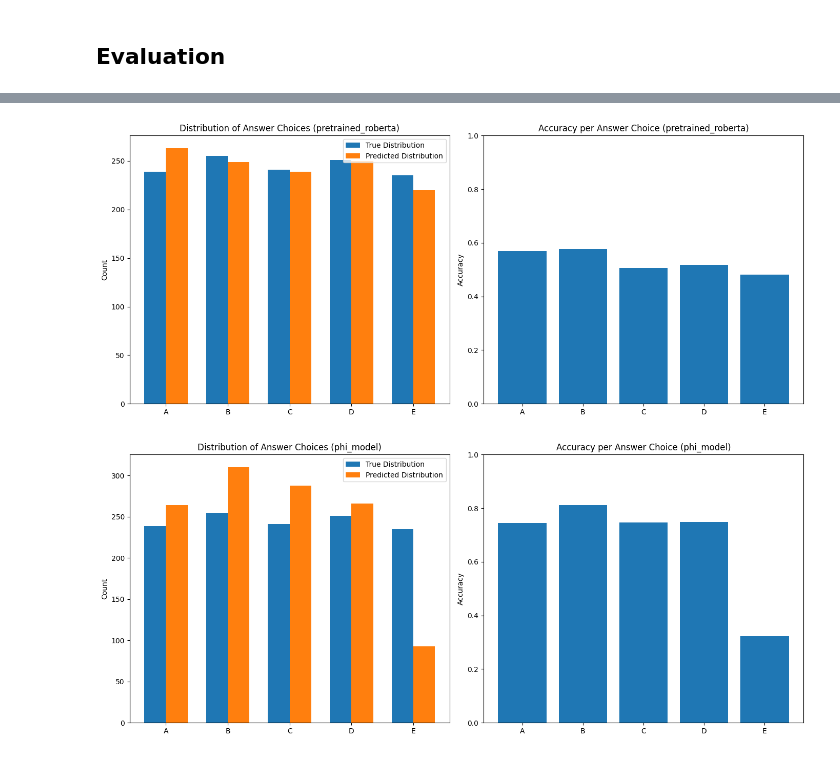
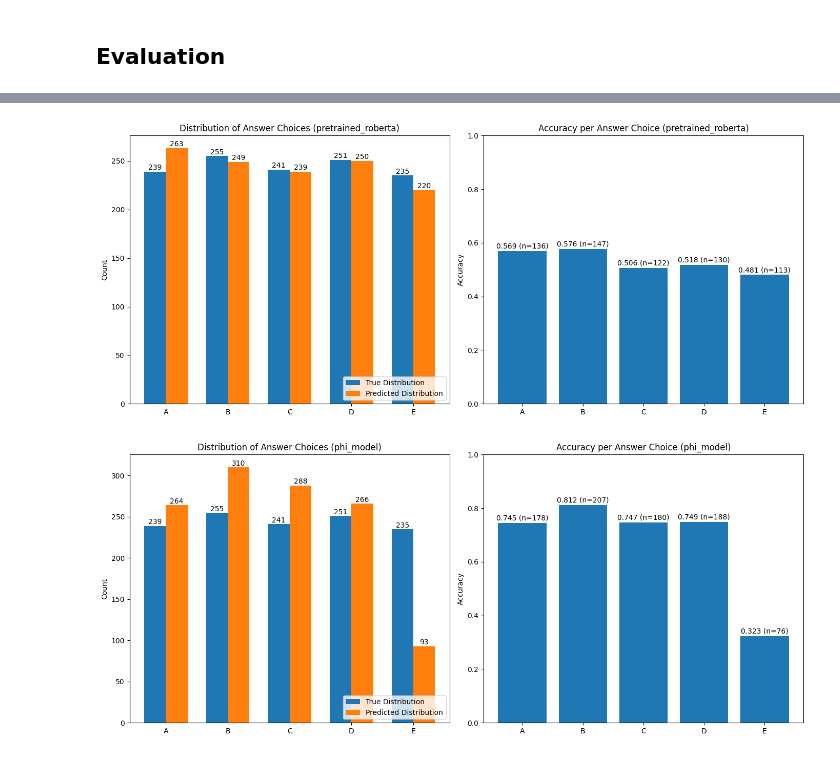
Before and after one commit to Davee02/HSLU.NLP, a Jupyter notebook: course_projects/project_2/project_2.ipynb, the cells around one changed output, grey strips where cells are left out. Cells and saved outputs as stored; diff of their text form; code cells hidden in the pictures.

```diff
--- a/course_projects/project_2/project_2.ipynb
+++ b/course_projects/project_2/project_2.ipynb
@@ -477,7 +478,7 @@ class CommonsenseQADataModule(pl.LightningDataModule):
         )
         return loader
 # %%
-max_input_length = 512 # 514 (as specified in config.json of distillroberta-base model) - 2 (for [CLS] and [SEP])
+max_input_length = 514
 data_module = CommonsenseQADataModule(train, valid, test, roberta_tokenizer, batch_size=24, max_length=max_input_length, debug=False)
 # %% [markdown]
 ### Prepare Data for LLM
@@ -1294,5 +1283,4 @@ plt.show()
 # %%
-# Create a bar chart to compare model performance
 model_names = ['Pretrained RoBERTa', 'Random Initialized RoBERTa', 'Phi-4-mini']
 accuracies = [
     pretrained_test_results[0]['test_acc'],
@@ -1305,13 +1293,12 @@ bars = plt.bar(model_names, accuracies, color=sns.color_palette("pastel"))
 plt.ylim(0, 1.0)
 plt.ylabel('Accuracy', fontsize=12)
 plt.title('Model Performance on Test Set', fontsize=14)
-plt.xticks(rotation=15)
+plt.xticks()
 
-# Add the accuracy values on top of the bars
 for bar, acc in zip(bars, accuracies):
     plt.text(bar.get_x() + bar.get_width()/2.,
              bar.get_height() + 0.01,
-             f'{acc:.4f}',
+             f'{acc:.3f}',
              ha='center')
 
 plt.grid(axis='y', linestyle='--', alpha=0.7)
@@ -1494,38 +1573,58 @@ def analyze_answer_choice_bias(preds, true_labels, model_name):
     choice_accuracy = []
     for i in range(5):
         acc = correct_counts[i] / true_counts[i] if true_counts[i] > 0 else 0
         choice_accuracy.append(acc)
 
     # Plot
     _, (ax1, ax2) = plt.subplots(1, 2, figsize=(14, 6))
 
     # Distribution of predictions vs ground truth
     labels = ['A', 'B', 'C', 'D', 'E']
     x = np.arange(len(labels))
     width = 0.35
 
-    ax1.bar(x - width/2, true_counts, width, label='True Distribution')
-    ax1.bar(x + width/2, pred_counts, width, label='Predicted Distribution')
+    true_distribution_bars = ax1.bar(x - width/2, true_counts, width, label='True Distribution')
+    predicted_distrivution_bars = ax1.bar(x + width/2, pred_counts, width, label='Predicted Distribution')
     ax1.set_xticks(x)
     ax1.set_xticklabels(labels)
     ax1.set_ylabel('Count')
     ax1.set_title(f'Distribution of Answer Choices ({model_name})')
-    ax1.legend()
+    ax1.legend(loc="lower right")
+
+    # Add counts on top of bars
+    for bar, count in zip(true_distribution_bars, true_counts):
+        ax1.text(bar.get_x() + bar.get_width()/2.,
+                 bar.get_height() + 2,
+                 f'{count}',
+                 ha='center')
+
+    for bar, count in zip(predicted_distrivution_bars, pred_counts):
+        ax1.text(bar.get_x() + bar.get_width()/2.,
+                 bar.get_height() + 2,
+                 f'{count}',
+                 ha='center')
 
     # Accuracy per answer choice
-    ax2.bar(labels, choice_accuracy)
+    accuracy_bars = ax2.bar(labels, choice_accuracy)
     ax2.set_ylim(0, 1)
     ax2.set_ylabel('Accuracy')
     ax2.set_title(f'Accuracy per Answer Choice ({model_name})')
+
+    # Add accuracy values on top of bars
+    for bar, acc, count in zip(accuracy_bars, choice_accuracy, correct_counts):
+        ax2.text(bar.get_x() + bar.get_width()/2.,
+                 bar.get_height() + 0.01,
+                 f'{acc:.3f} (n={count})',
+                 ha='center')
 
     plt.tight_layout()
     plt.savefig(f'graphics/{model_name}_answer_choice_analysis.svg')
     plt.show()
 
 analyze_answer_choice_bias(pretrained_test_preds, pretrained_test_labels, "pretrained_roberta")
 analyze_answer_choice_bias(phi_test_preds, phi_test_labels, "phi_model")
 # %% [output]
-[figure, old version]
+[figure, new version]
-[figure, old version]
+[figure, new version]
 # %% [markdown]
 #### Model Confidence (for Transformer)
```
Also changed, not shown: parts of 43 cells of this notebook.
